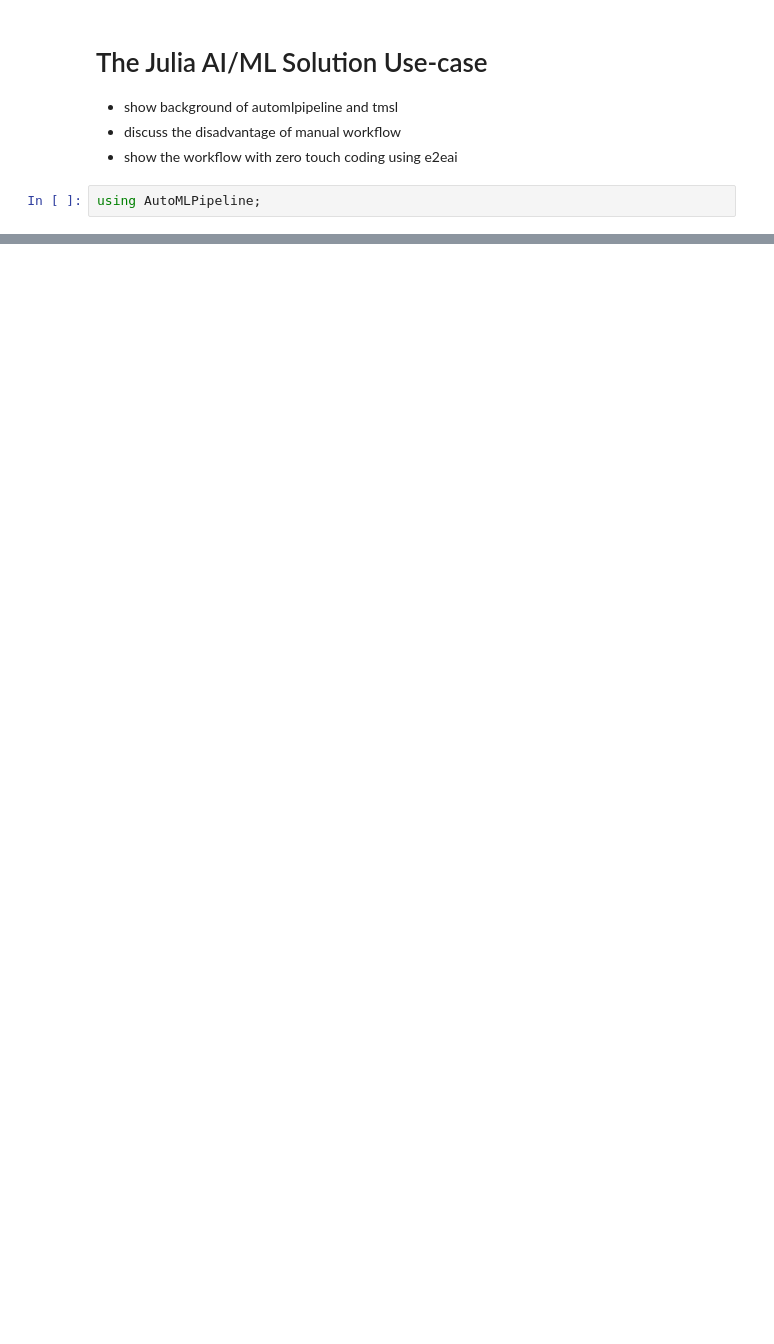
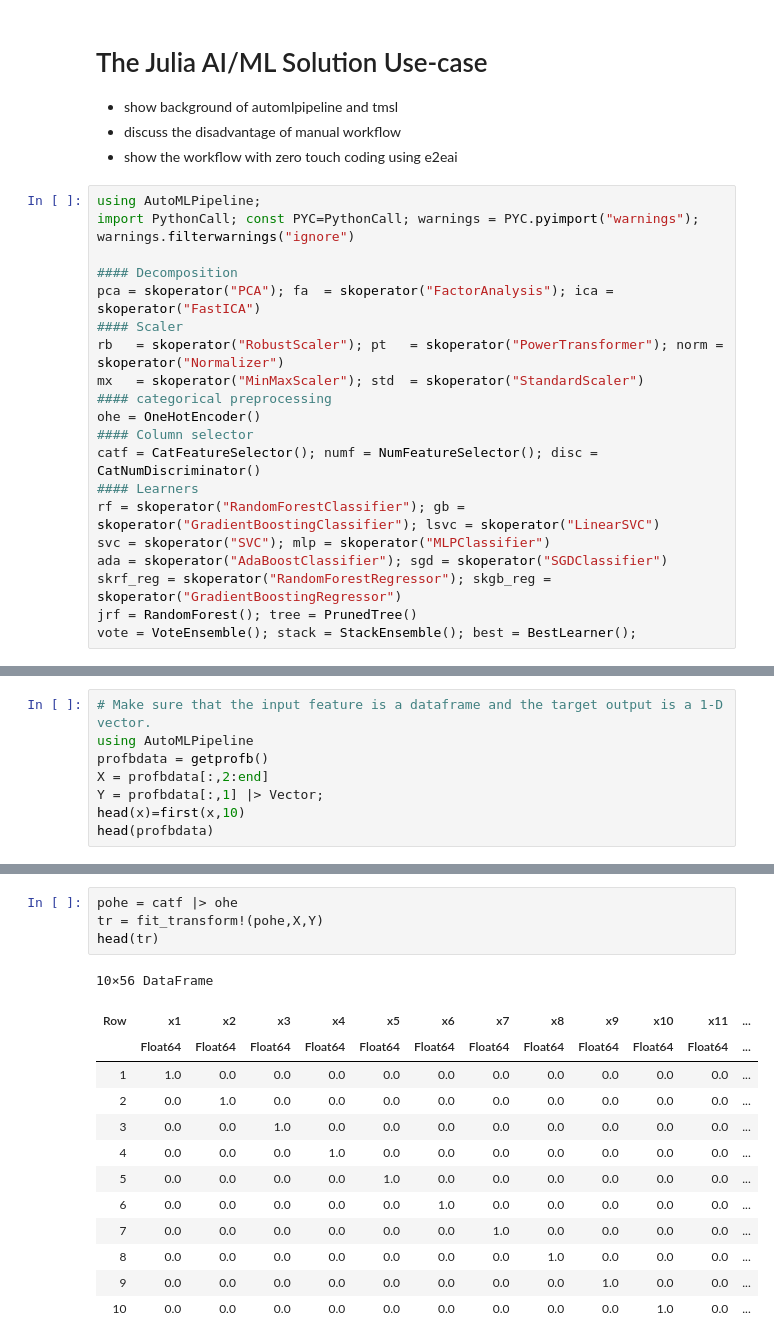
Before and after one commit to IBM/AutoMLPipeline.jl, a Jupyter notebook: examples/juliacon2024/e2eai.ipynb, the cells around one changed output, grey strips where cells are left out. Saved outputs shown, nothing was run; the diff lists cells and outputs as text; blank space fills up the shorter version.

```diff
--- a/examples/juliacon2024/e2eai.ipynb
+++ b/examples/juliacon2024/e2eai.ipynb
@@ -43,3 +39,21 @@
 - show the workflow with zero touch coding using e2eai
 # %%
 using AutoMLPipeline;
+import PythonCall; const PYC=PythonCall; warnings = PYC.pyimport("warnings"); warnings.filterwarnings("ignore")
+
+#### Decomposition
+pca = skoperator("PCA"); fa  = skoperator("FactorAnalysis"); ica = skoperator("FastICA")
+#### Scaler
+rb   = skoperator("RobustScaler"); pt   = skoperator("PowerTransformer"); norm = skoperator("Normalizer")
+mx   = skoperator("MinMaxScaler"); std  = skoperator("StandardScaler")
+#### categorical preprocessing
+ohe = OneHotEncoder()
+#### Column selector
+catf = CatFeatureSelector(); numf = NumFeatureSelector(); disc = CatNumDiscriminator()
+#### Learners
+rf = skoperator("RandomForestClassifier"); gb = skoperator("GradientBoostingClassifier"); lsvc = skoperator("LinearSVC")
+svc = skoperator("SVC"); mlp = skoperator("MLPClassifier")
+ada = skoperator("AdaBoostClassifier"); sgd = skoperator("SGDClassifier")
+skrf_reg = skoperator("RandomForestRegressor"); skgb_reg = skoperator("GradientBoostingRegressor")
+jrf = RandomForest(); tree = PrunedTree()
+vote = VoteEnsemble(); stack = StackEnsemble(); best = BestLearner();
@@ -51,0 +60,8 @@ using TSML;
+# %%
+# Make sure that the input feature is a dataframe and the target output is a 1-D vector.
+using AutoMLPipeline
+profbdata = getprofb()
+X = profbdata[:,2:end]
+Y = profbdata[:,1] |> Vector;
+head(x)=first(x,10)
+head(profbdata)
@@ -51,0 +82,18 @@ using TSML;
+# %%
+pohe = catf |> ohe
+tr = fit_transform!(pohe,X,Y)
+head(tr)
+# %% [output]
+10×56 DataFrame
+| Row | x1 | x2 | x3 | x4 | x5 | x6 | x7 | x8 | x9 | x10 | x11 | ... |
+|  | Float64 | Float64 | Float64 | Float64 | Float64 | Float64 | Float64 | Float64 | Float64 | Float64 | Float64 | ... |
+| 1 | 1.0 | 0.0 | 0.0 | 0.0 | 0.0 | 0.0 | 0.0 | 0.0 | 0.0 | 0.0 | 0.0 | ... |
+| 2 | 0.0 | 1.0 | 0.0 | 0.0 | 0.0 | 0.0 | 0.0 | 0.0 | 0.0 | 0.0 | 0.0 | ... |
+| 3 | 0.0 | 0.0 | 1.0 | 0.0 | 0.0 | 0.0 | 0.0 | 0.0 | 0.0 | 0.0 | 0.0 | ... |
+| 4 | 0.0 | 0.0 | 0.0 | 1.0 | 0.0 | 0.0 | 0.0 | 0.0 | 0.0 | 0.0 | 0.0 | ... |
+| 5 | 0.0 | 0.0 | 0.0 | 0.0 | 1.0 | 0.0 | 0.0 | 0.0 | 0.0 | 0.0 | 0.0 | ... |
+| 6 | 0.0 | 0.0 | 0.0 | 0.0 | 0.0 | 1.0 | 0.0 | 0.0 | 0.0 | 0.0 | 0.0 | ... |
+| 7 | 0.0 | 0.0 | 0.0 | 0.0 | 0.0 | 0.0 | 1.0 | 0.0 | 0.0 | 0.0 | 0.0 | ... |
+| 8 | 0.0 | 0.0 | 0.0 | 0.0 | 0.0 | 0.0 | 0.0 | 1.0 | 0.0 | 0.0 | 0.0 | ... |
+| 9 | 0.0 | 0.0 | 0.0 | 0.0 | 0.0 | 0.0 | 0.0 | 0.0 | 1.0 | 0.0 | 0.0 | ... |
+| 10 | 0.0 | 0.0 | 0.0 | 0.0 | 0.0 | 0.0 | 0.0 | 0.0 | 0.0 | 1.0 | 0.0 | ... |
```
Also changed, not shown: parts of 18 cells of this notebook, 4 other files.
